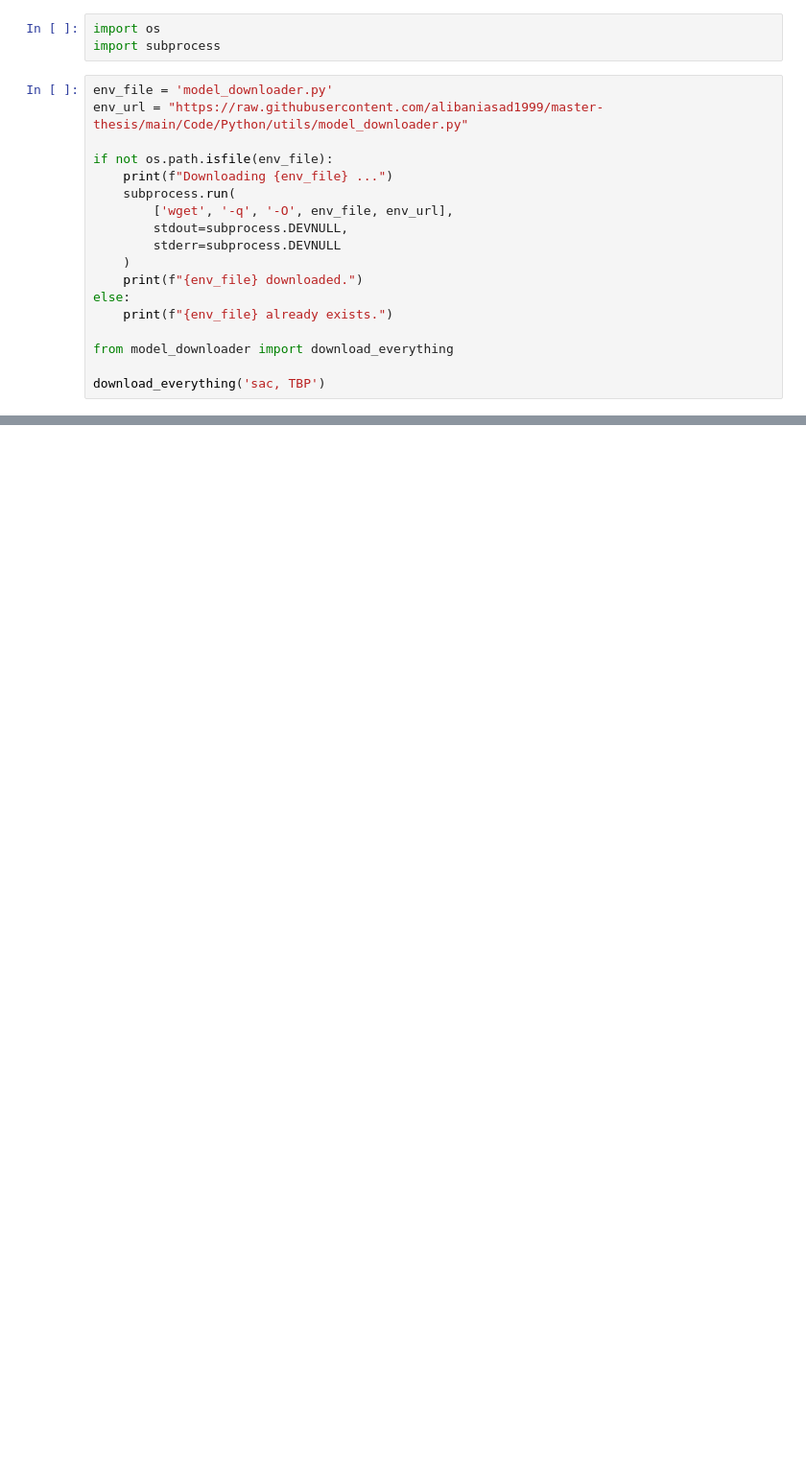
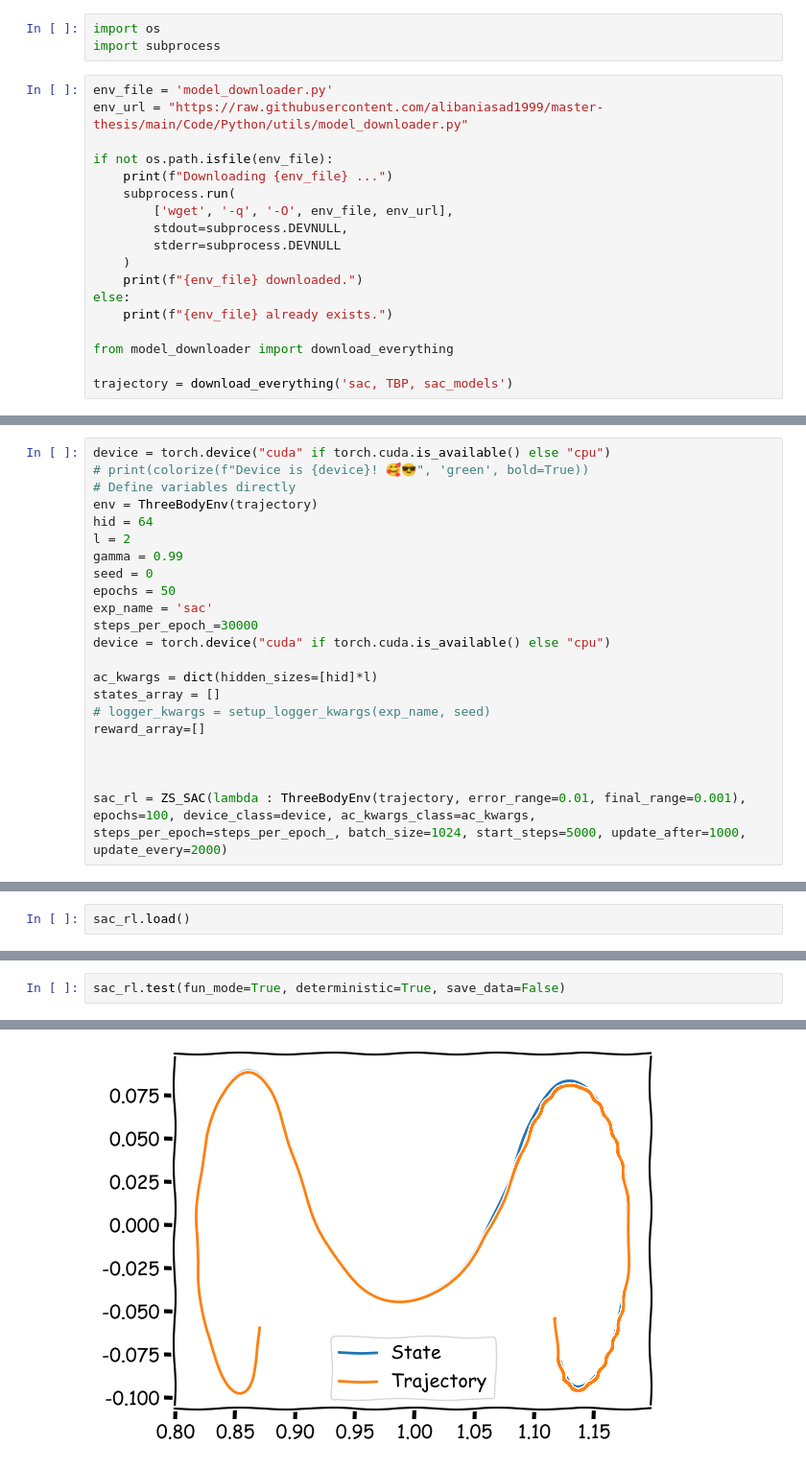
Before and after one commit to alibaniasad1999/master-thesis, a Jupyter notebook: Code/Python/TBP/SAC/ZeroSum/ZS_SAC.ipynb, the cells around one changed output, grey strips where cells are left out. Shown at 96% size. Saved outputs shown, nothing was run; the diff lists cells and outputs as text; blank space fills up the shorter version.

Commit message:
add sac zs to downloader

```diff
--- a/Code/Python/TBP/SAC/ZeroSum/ZS_SAC.ipynb
+++ b/Code/Python/TBP/SAC/ZeroSum/ZS_SAC.ipynb
@@ -24,6 +38,6 @@ else:
 
 from model_downloader import download_everything
 
-download_everything('sac, TBP')
+trajectory = download_everything('sac, TBP, sac_models')
 # %% [output]
 model_downloader.py already exists.
@@ -38,0 +69,22 @@ from Zero_Sum_SAC import colorize
+# %%
+device = torch.device("cuda" if torch.cuda.is_available() else "cpu")
+# print(colorize(f"Device is {device}! 🥰😎", 'green', bold=True))
+# Define variables directly
+env = ThreeBodyEnv(trajectory)
+hid = 64
+l = 2
+gamma = 0.99
+seed = 0
+epochs = 50
+exp_name = 'sac'
+steps_per_epoch_=30000
+device = torch.device("cuda" if torch.cuda.is_available() else "cpu")
+
+ac_kwargs = dict(hidden_sizes=[hid]*l)
+states_array = []
+# logger_kwargs = setup_logger_kwargs(exp_name, seed)
+reward_array=[]
+
+
+
+sac_rl = ZS_SAC(lambda : ThreeBodyEnv(trajectory, error_range=0.01, final_range=0.001), epochs=100, device_class=device, ac_kwargs_class=ac_kwargs, steps_per_epoch=steps_per_epoch_, batch_size=1024, start_steps=5000, update_after=1000, update_every=2000)
@@ -38,0 +109,2 @@ from Zero_Sum_SAC import colorize
+# %%
+sac_rl.load()
@@ -38,0 +113,3 @@ from Zero_Sum_SAC import colorize
+# %%
+sac_rl.test(fun_mode=True, deterministic=True, save_data=False)
+# %% [output]
@@ -38,0 +118 @@ from Zero_Sum_SAC import colorize
+[figure, added]
```
Also changed, not shown: parts of 6 cells of this notebook, 13 other files.
